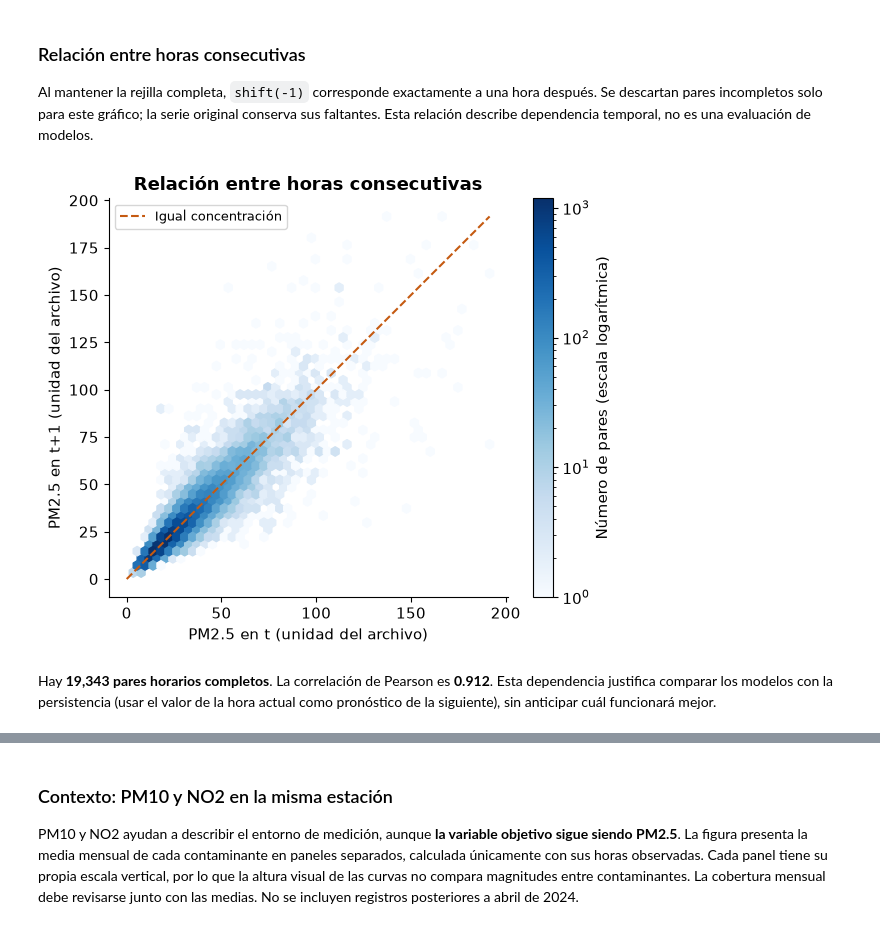
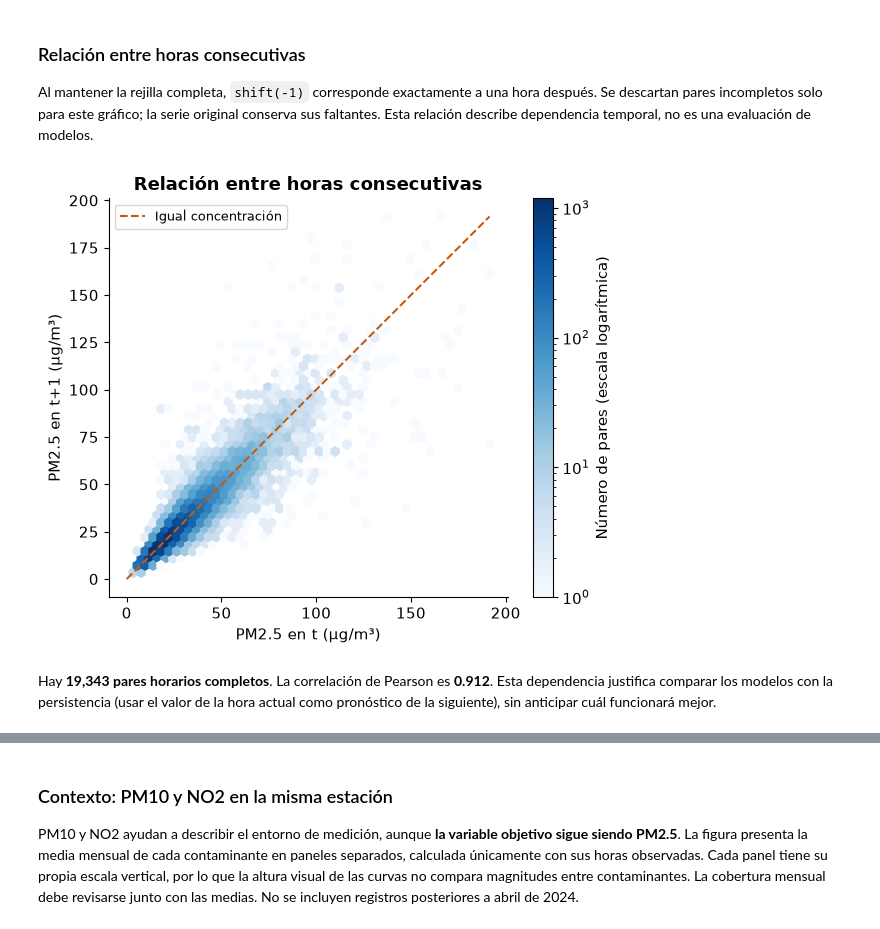
Before and after one commit to AIexander-lx/prediccion-pm25-santa-anita-, a Jupyter notebook: notebooks/01_eda.ipynb, the cells around one changed output, grey strips where cells are left out. Cells and saved outputs as stored; diff of their text form; code cells hidden in the pictures.

```diff
--- a/notebooks/01_eda.ipynb
+++ b/notebooks/01_eda.ipynb
@@ -23,6 +35,9 @@ import matplotlib
 import matplotlib.pyplot as plt
 import matplotlib.dates as mdates
 from IPython.display import display, Markdown
+
+SEMILLA = 42
+np.random.seed(SEMILLA)
 
 ROOT = Path.cwd().resolve()
 if not (ROOT / 'data/raw/santa_anita_2015_2024.csv').exists():
@@ -38,13 +53,19 @@ plt.rcParams.update({'figure.figsize': (8, 4), 'font.size': 11,
                      'axes.spines.top': False, 'axes.spines.right': False,
                      'axes.titleweight': 'bold', 'savefig.facecolor': 'white'})
 COLOR = '#176B87'
-UNIDAD = 'PM2.5 (unidad del archivo)'
+ACENTO = '#C55A11'
+UNIDAD = 'PM2.5 (µg/m³)'
+ECA_DIARIO = 50    # D.S. 003-2017-MINAM, promedio de 24 h
+OMS_DIARIO = 15    # OMS 2021, promedio de 24 h
+
 def guardar(fig, nombre):
     fig.tight_layout()
     fig.savefig(FIG / f'{nombre}.png', dpi=300, bbox_inches='tight')
-    fig.savefig(FIG / f'{nombre}.pdf', bbox_inches='tight')
+    # Sin fecha de creación: el PDF solo cambia si cambia la figura.
+    fig.savefig(FIG / f'{nombre}.pdf', bbox_inches='tight', metadata={'CreationDate': None})
     plt.show()
     plt.close(fig)
+
 def tabla(df, nombre):
     df.to_csv(OUT / f'{nombre}.csv', encoding='utf-8', index=True)
     vista = df.copy()
@@ -58,6 +79,7 @@ display(raw.head())
 raw.info()
 print('Versiones:', platform.python_version(), 'pandas', pd.__version__,
       'numpy', np.__version__, 'matplotlib', matplotlib.__version__)
+print('Semilla global:', SEMILLA)
 # %% [output]
 Archivo de Santa Anita: 82,542 filas y 15 columnas.
 |  | ID | ESTACION | FECHA | HORA | LONGITUD | LATITUD | ALTITUD | PM10 | PM2_5 | NO2 | ... |
@@ -482,18 +794,18 @@ Al mantener la rejilla completa, `shift(-1)` corresponde exactamente a una hora
 # %%
 pares = pd.DataFrame({'PM25_t':s,'PM25_t_mas_1':s.shift(-1)}).dropna()
 correlacion = pares.PM25_t.corr(pares.PM25_t_mas_1)
 fig, ax = plt.subplots(figsize=(6,5))
 hb = ax.hexbin(pares.PM25_t,pares.PM25_t_mas_1,gridsize=45,mincnt=1,bins='log',cmap='Blues')
 lim = max(pares.max())
-ax.plot([0,lim],[0,lim],'--',color='#C55A11',label='Igual concentración')
+ax.plot([0,lim],[0,lim],'--',color=ACENTO,label='Igual concentración')
 fig.colorbar(hb,ax=ax,label='Número de pares (escala logarítmica)')
-ax.set(xlabel='PM2.5 en t (unidad del archivo)',ylabel='PM2.5 en t+1 (unidad del archivo)',
+ax.set(xlabel='PM2.5 en t (µg/m³)',ylabel='PM2.5 en t+1 (µg/m³)',
        title='Relación entre horas consecutivas')
 ax.legend(fontsize=9)
 guardar(fig, '07_horas_consecutivas')
 display(Markdown(f'Hay **{len(pares):,} pares horarios completos**. La correlación de Pearson es '
                  f'**{correlacion:.3f}**. Esta dependencia justifica comparar los modelos con la persistencia '
                  '(usar el valor de la hora actual como pronóstico de la siguiente), sin anticipar cuál funcionará mejor.'))
 # %% [output]
-[figure, old version]
+[figure, new version]
 Hay **19,343 pares horarios completos**. La correlación de Pearson es **0.912**. Esta dependencia justifica comparar los modelos con la persistencia (usar el valor de la hora actual como pronóstico de la siguiente), sin anticipar cuál funcionará mejor.
```
Also changed, not shown: parts of 36 cells of this notebook, 30 other files.
